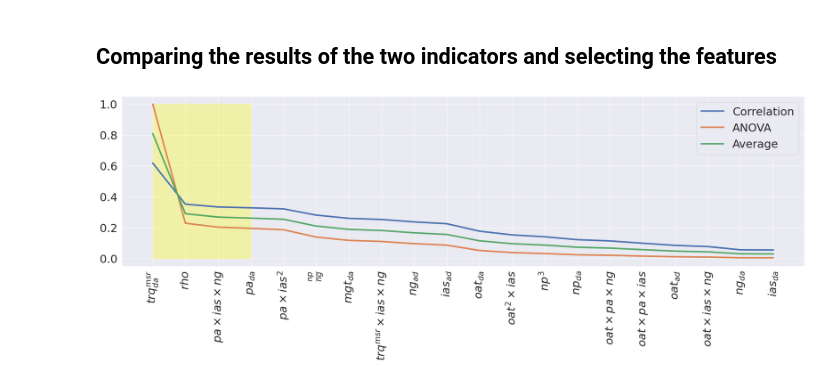
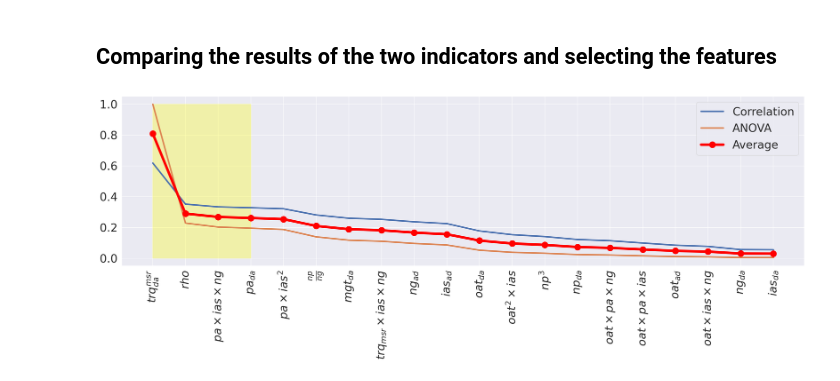
Before and after one commit to MrPio/PHM_North_America_2024_Challenge, a Jupyter notebook: 1-data_preprocessing/1.5-Cherry_Picking_For_Regression.ipynb, the cells around one changed output. Cells and saved outputs as stored; diff of their text form; code cells hidden in the pictures.

```diff
--- a/1-data_preprocessing/1.5-Cherry_Picking_For_Regression.ipynb
+++ b/1-data_preprocessing/1.5-Cherry_Picking_For_Regression.ipynb
@@ -53,19 +53,27 @@ f_scores.plot(kind='bar', figsize=(24, 6))
 # %%
 # 1s
 features_to_keep = 4  # 3 <-- More interpretable
 result1 = np.abs(target_correlations)
 result2 = f_scores / f_scores.max()
 mean_result = (result1 + result2) / 2
-result = (pd.DataFrame({'Correlation': result1, 'ANOVA': result2, 'Average': mean_result})
-          .sort_values(by='Average', ascending=False))
-ax = result.plot(kind='line', figsize=(24, 6), linewidth=3)
+result = pd.DataFrame(
+    {
+        "Correlation": result1,
+        "ANOVA": result2,
+        "Average": mean_result,
+    }
+).sort_values(by="Average", ascending=False)
+_, ax = plt.subplots(figsize=(24, 6), dpi=150)
+result.drop('Average', axis=1).plot(kind="line", linewidth=3, ax=ax)
+ax.plot(result['Average'], label='Average', color='red', linewidth=5, marker='o', markersize=12)
+ax.legend()
 ax.set_xticks(range(len(result.index)))
 ax.set_xticklabels(map(to_latex, result.index), rotation=90)
-ax.fill_between(range(features_to_keep), 1, alpha=0.3, color='yellow')
+ax.fill_between(range(features_to_keep), 1, alpha=0.3, color="yellow")
 # ax.set_title('Cherry picking for the regression task')
 plt.show()
 # %% [output]
-[figure, old version]
+[figure, new version]
 # %%
 # 7s
 os.makedirs('../dataset/2-regression', exist_ok=True)
```
Also changed, not shown: parts of 2 cells of this notebook, 2 other files.
